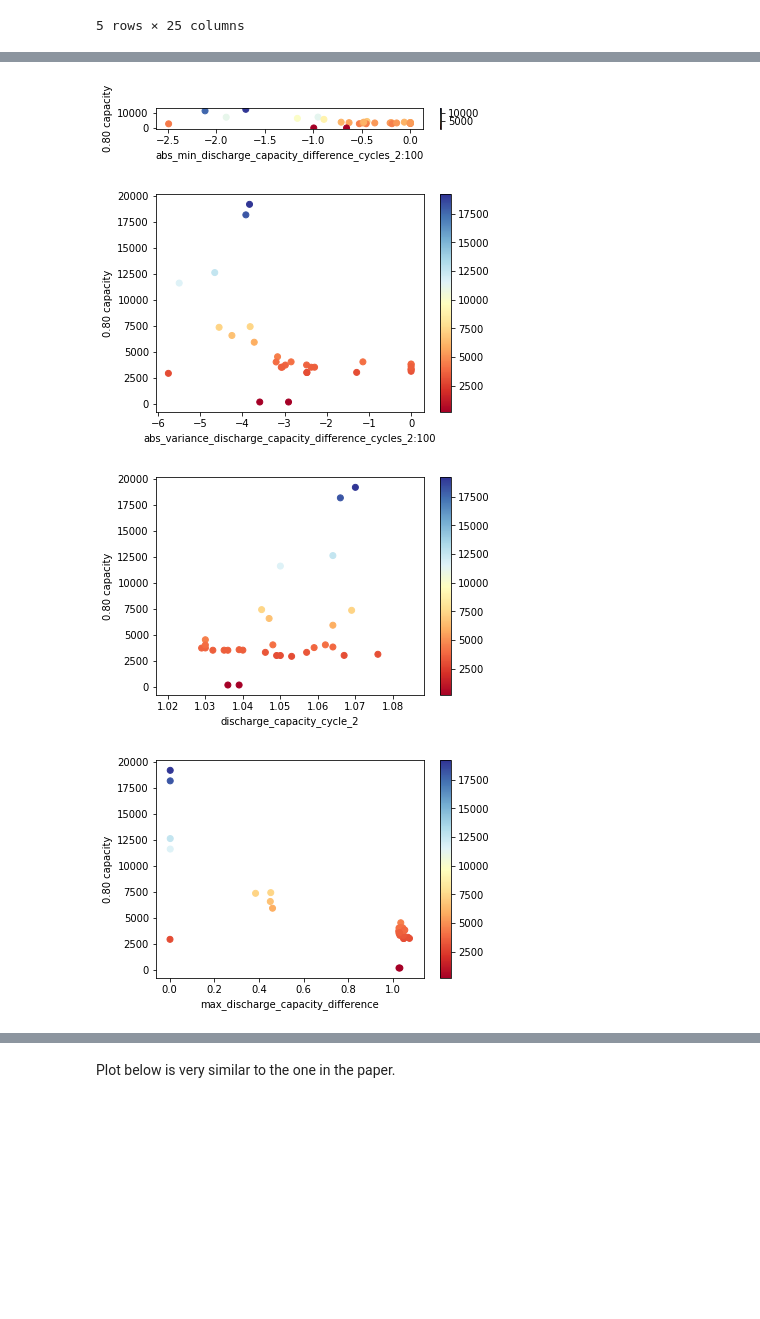
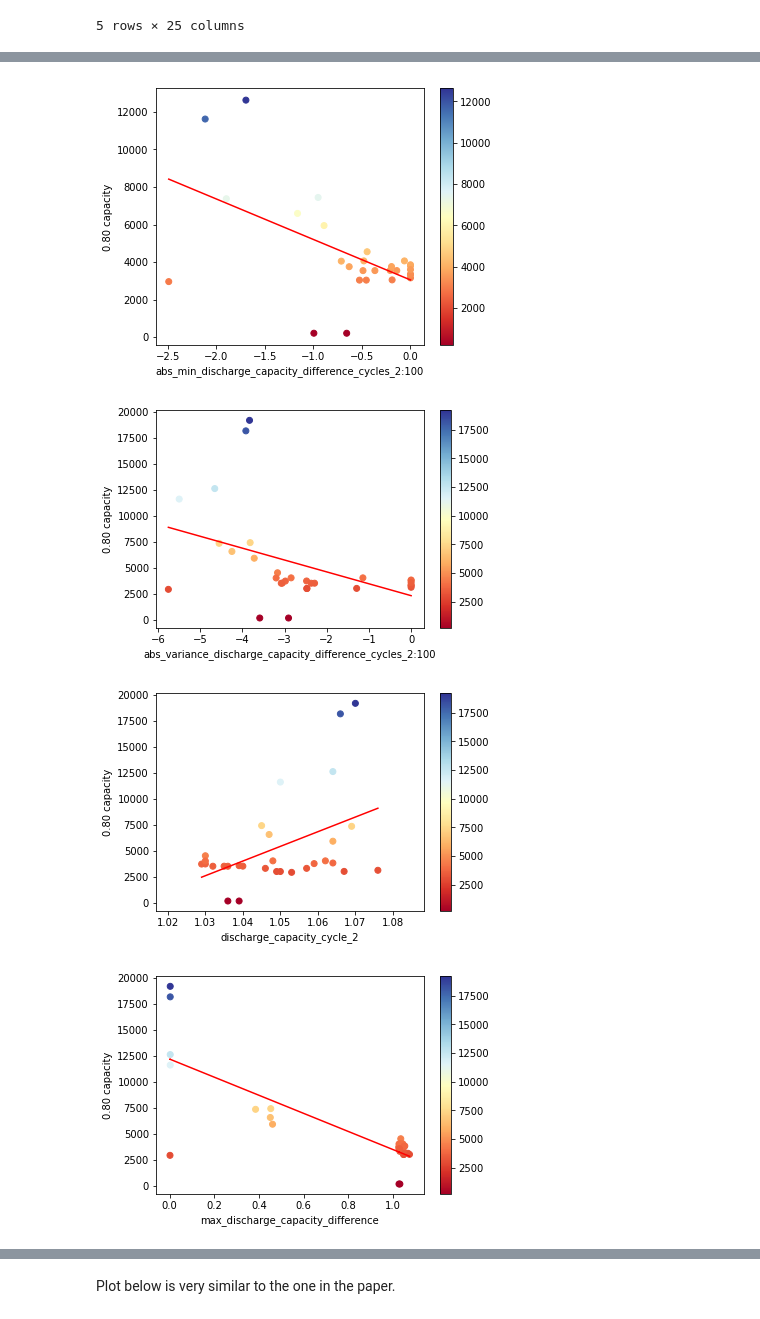
Before and after one commit to ayakkala1/TRI-Capstone, a Jupyter notebook: NewData/EDA.ipynb, the cells around one changed output, grey strips where cells are left out. Drawn from its saved outputs; the diff is of its cells as text; code cells hidden in the pictures; blank space fills up the shorter version.

Commit message:
Tabulated data for TRI

```diff
--- a/NewData/EDA.ipynb
+++ b/NewData/EDA.ipynb
@@ -140,0 +141,10 @@ Text(0, 0.5, 'capacity')
+# %%
+x = full_df["abs_variance_discharge_capacity_difference_cycles_2:100"]
+#slope, intercept, r_value, p_value, std_err = stats.linregress(x, full_df[y])
+plt.scatter(x, full_df[y], label="data")
+plt.xlabel('variance')
+plt.ylabel('capacity')
+plt.plot(np.unique(x), np.poly1d(np.polyfit(x, full_df[y], 1))(np.unique(x)), 'r', label="fitted line")
+#plt.plot(np.unique(x), np.poly1d([slope, intercept])(np.unique(x)), 'r', label="fitted line")
+plt.legend()
+print("slope:", np.polyfit(x, full_df[y], 1)[0])
@@ -141,24 +154,28 @@ Text(0, 0.5, 'capacity')
 # %%
 xvars = ['abs_min_discharge_capacity_difference_cycles_2:100',
          'abs_variance_discharge_capacity_difference_cycles_2:100',
          'discharge_capacity_cycle_2',
          'max_discharge_capacity_difference',
          'slope_discharge_capacity_cycle_number_2:100',
          'intercept_discharge_capacity_cycle_number_2:100',
          'discharge_capacity_cycle_2',
          'charge_time_cycles_1:5',
          'integrated_time_temperature_cycles_1:100']
 
-fig=plt.figure()
+fig=plt.figure(figsize=(6, 50))
+y = full_df["capacity_0.8"]
 for i in range(len(xvars)):
+    x = full_df[xvars[i]].replace([np.inf, -np.inf], np.nan).dropna()
+    y2 = y[x.index]
     fig.add_subplot(len(xvars), 1, i + 1)
     plt.xlabel(xvars[i])
     plt.ylabel('0.80 capacity')
-    plt.scatter(full_df[xvars[i]], full_df["capacity_0.8"], c=full_df["capacity_0.8"], cmap="RdYlBu")
+    plt.scatter(x, y2, c=y2, cmap="RdYlBu")
+    plt.plot(np.unique(x), np.poly1d(np.polyfit(x, y2, 1))(np.unique(x)), 'r', label="fitted line")
     plt.colorbar()
     plt.show()
 # %% [output]
-[figure, old version]
+[figure, new version]
-[figure, old version]
+[figure, new version]
-[figure, old version]
+[figure, new version]
-[figure, old version]
+[figure, new version]
```
Also changed, not shown: parts of 26 cells of this notebook, 3 other files.
